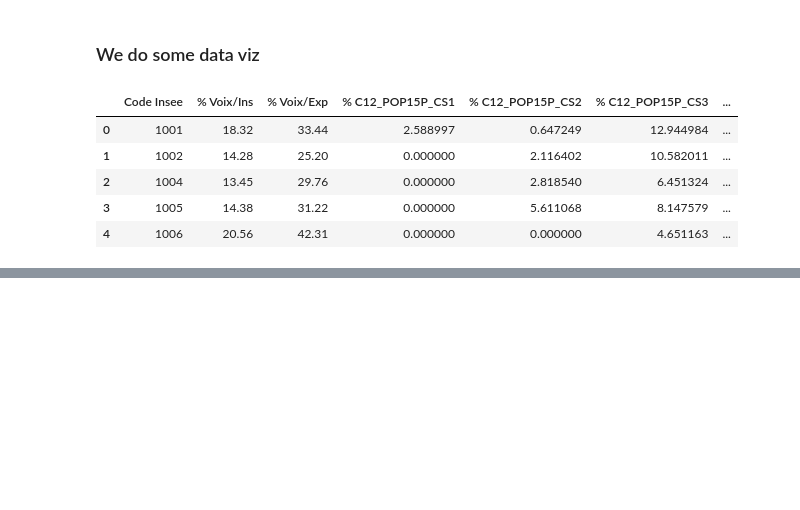
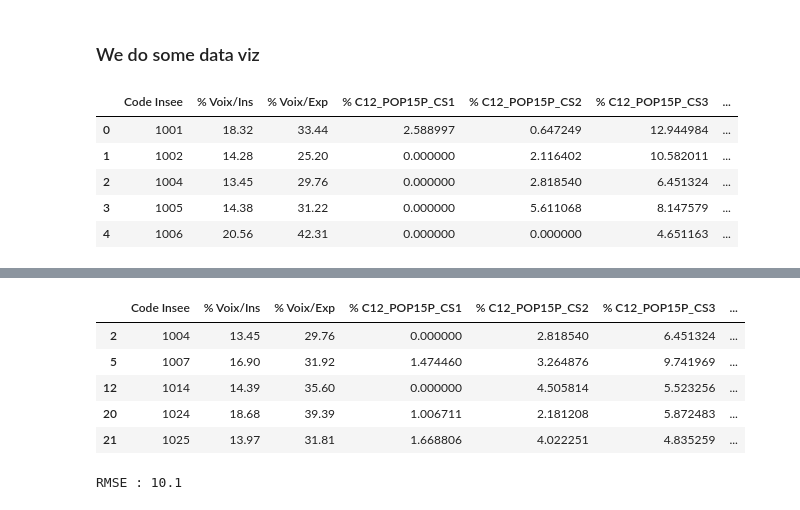
Before and after one commit to du-phan/Electoral-Analysis, a Jupyter notebook: data_analysis.ipynb, the cells around one changed output, grey strips where cells are left out. Drawn from its saved outputs; the diff is of its cells as text; code cells hidden in the pictures; blank space fills up the shorter version.

```diff
--- a/data_analysis.ipynb
+++ b/data_analysis.ipynb
@@ -169,0 +250,9 @@ sns.pairplot(df[df.columns[2:]])
+# %%
+df.head()
+# %% [output]
+|  | Code Insee | % Voix/Ins | % Voix/Exp | % C12_POP15P_CS1 | % C12_POP15P_CS2 | % C12_POP15P_CS3 | ... |
+| 2 | 1004 | 13.45 | 29.76 | 0.000000 | 2.818540 | 6.451324 | ... |
+| 5 | 1007 | 16.90 | 31.92 | 1.474460 | 3.264876 | 9.741969 | ... |
+| 12 | 1014 | 14.39 | 35.60 | 0.000000 | 4.505814 | 5.523256 | ... |
+| 20 | 1024 | 18.68 | 39.39 | 1.006711 | 2.181208 | 5.872483 | ... |
+| 21 | 1025 | 13.97 | 31.81 | 1.668806 | 4.022251 | 4.835259 | ... |
@@ -169,0 +263,4 @@ sns.pairplot(df[df.columns[2:]])
+# %%
+print "RMSE : %.4g" % np.sqrt(metrics.mean_squared_error(df['% Voix/Exp'].values, base_result))
+# %% [output]
+RMSE : 10.1
```
Also changed, not shown: parts of 18 cells of this notebook.
